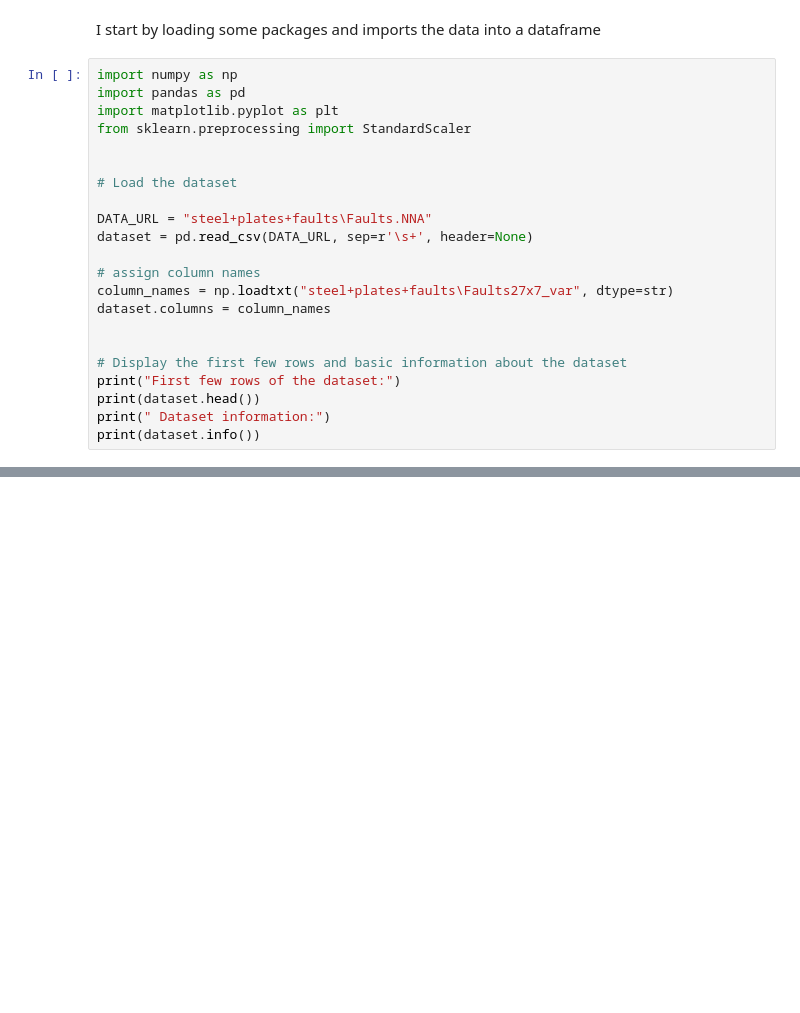
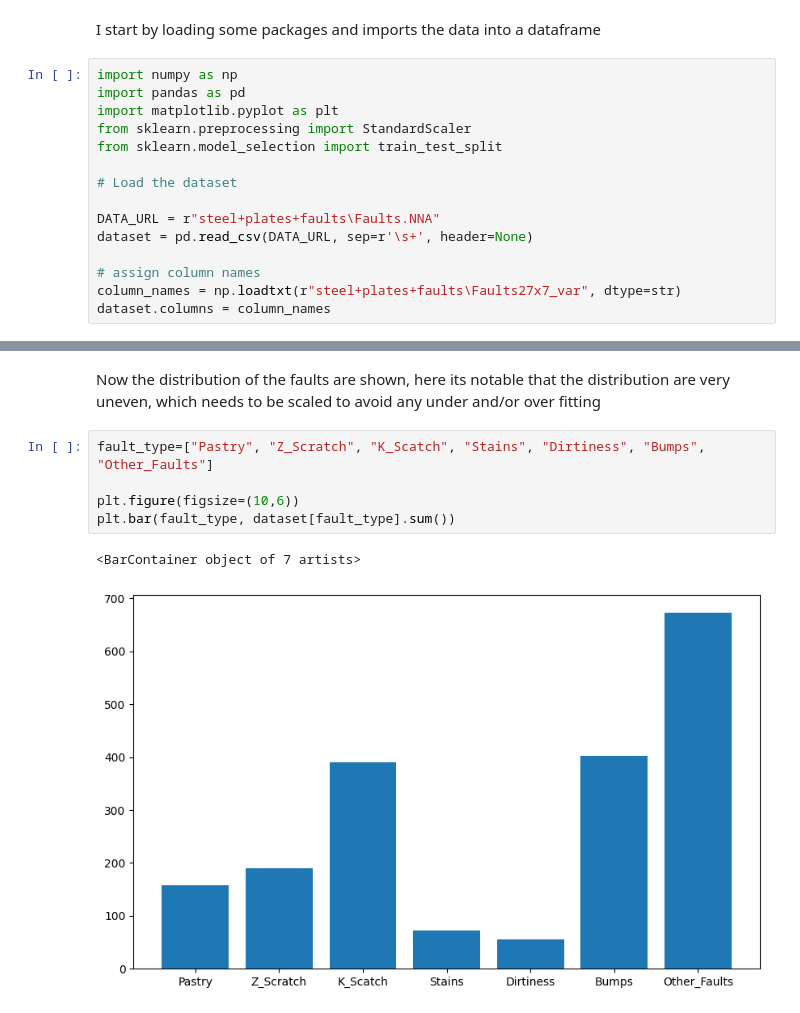
Before and after one commit to MNejmann/AAU-VT1-AML-Miniproject, a Jupyter notebook: code.ipynb, the cells around one changed output, grey strips where cells are left out. Drawn from its saved outputs; the diff is of its cells as text; blank space fills up the shorter version.

```diff
--- a/code.ipynb
+++ b/code.ipynb
@@ -5,20 +5,13 @@ import numpy as np
 import pandas as pd
 import matplotlib.pyplot as plt
 from sklearn.preprocessing import StandardScaler
-
+from sklearn.model_selection import train_test_split
 
 # Load the dataset
 
-DATA_URL = "steel+plates+faults\Faults.NNA"
+DATA_URL = r"steel+plates+faults\Faults.NNA"
 dataset = pd.read_csv(DATA_URL, sep=r'\s+', header=None)
 
 # assign column names
-column_names = np.loadtxt("steel+plates+faults\Faults27x7_var", dtype=str)
+column_names = np.loadtxt(r"steel+plates+faults\Faults27x7_var", dtype=str)
 dataset.columns = column_names
-
-
-# Display the first few rows and basic information about the dataset
-print("First few rows of the dataset:")
-print(dataset.head())
-print(" Dataset information:")
-print(dataset.info())
@@ -42,0 +67,10 @@ None
+# %% [markdown]
+Now the distribution of the faults are shown, here its notable that the distribution are very uneven, which needs to be scaled to avoid any under and/or over fitting
+# %%
+fault_type=["Pastry", "Z_Scratch", "K_Scatch", "Stains", "Dirtiness", "Bumps", "Other_Faults"]
+
+plt.figure(figsize=(10,6))
+plt.bar(fault_type, dataset[fault_type].sum())
+# %% [output]
+<BarContainer object of 7 artists>
+[figure, added]
```
Also changed, not shown: parts of 10 cells of this notebook.
